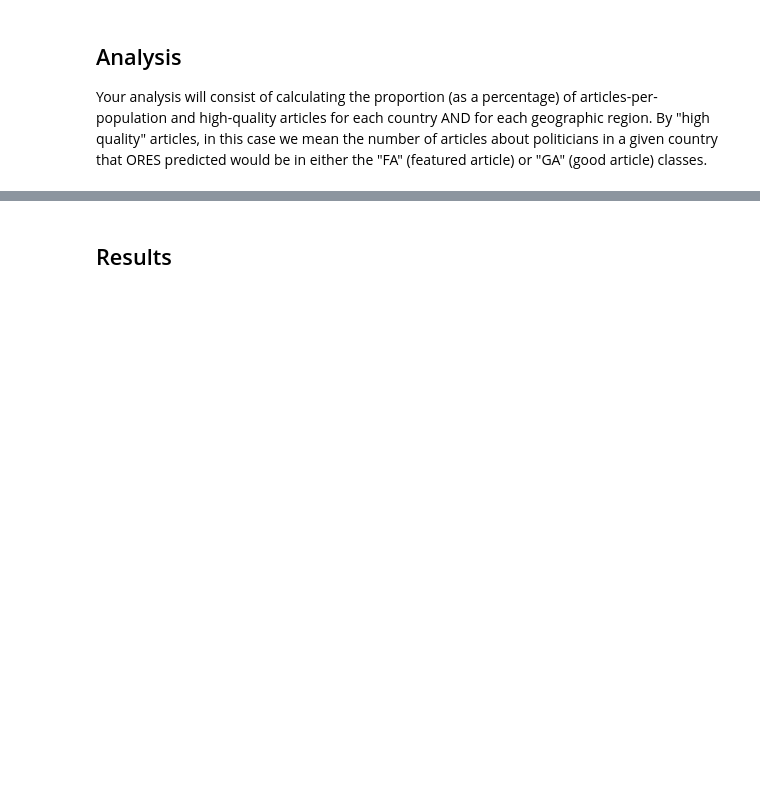
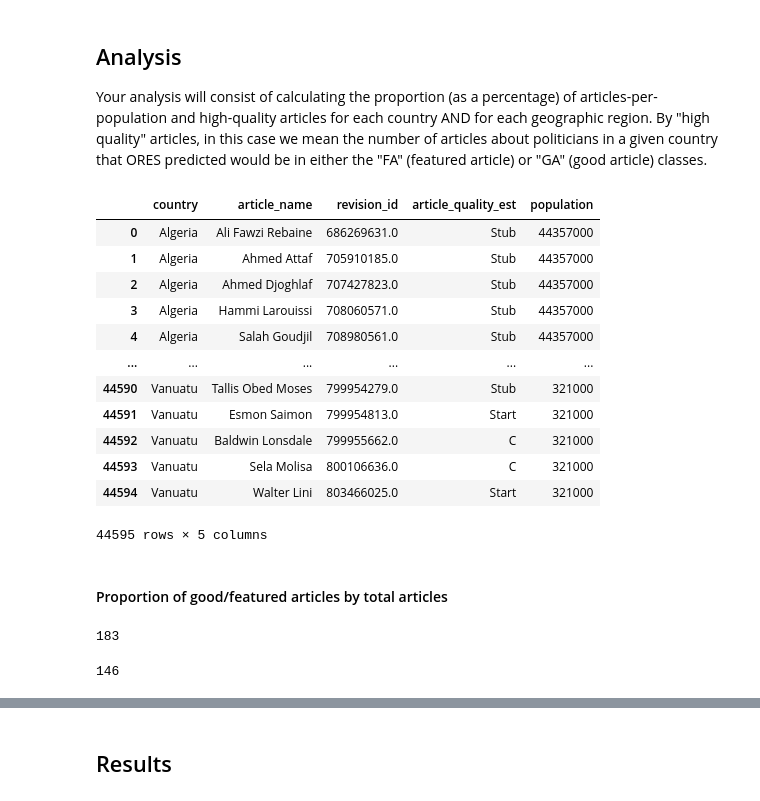
Before and after one commit to aaliyahfiala42/data-512-a2, a Jupyter notebook: hcds-a2-bias.ipynb, the cells around one changed output, grey strips where cells are left out. Saved outputs shown, nothing was run; the diff lists cells and outputs as text; code cells hidden in the pictures; blank space fills up the shorter version.

```diff
--- a/hcds-a2-bias.ipynb
+++ b/hcds-a2-bias.ipynb
@@ -458,3 +445,34 @@ no_match.to_csv('wp_wpds_countries-no_match.csv')
 # %% [markdown]
 ## Analysis
 Your analysis will consist of calculating the proportion (as a percentage) of articles-per-population and high-quality articles for each country AND for each geographic region. By "high quality" articles, in this case we mean the number of articles about politicians in a given country that ORES predicted would be in either the "FA" (featured article) or "GA" (good article) classes.
+# %%
+politician_by_country
+# %% [output]
+|  | country | article_name | revision_id | article_quality_est | population |
+| 0 | Algeria | Ali Fawzi Rebaine | 686269631.0 | Stub | 44357000 |
+| 1 | Algeria | Ahmed Attaf | 705910185.0 | Stub | 44357000 |
+| 2 | Algeria | Ahmed Djoghlaf | 707427823.0 | Stub | 44357000 |
+| 3 | Algeria | Hammi Larouissi | 708060571.0 | Stub | 44357000 |
+| 4 | Algeria | Salah Goudjil | 708980561.0 | Stub | 44357000 |
+| ... | ... | ... | ... | ... | ... |
+| 44590 | Vanuatu | Tallis Obed Moses | 799954279.0 | Stub | 321000 |
+| 44591 | Vanuatu | Esmon Saimon | 799954813.0 | Start | 321000 |
+| 44592 | Vanuatu | Baldwin Lonsdale | 799955662.0 | C | 321000 |
+| 44593 | Vanuatu | Sela Molisa | 800106636.0 | C | 321000 |
+| 44594 | Vanuatu | Walter Lini | 803466025.0 | Start | 321000 |
+44595 rows × 5 columns
+# %% [markdown]
+#### Proportion of good/featured articles by total articles
+# %%
+#get the number of pages per country
+num_pgs_country = politician_by_country.groupby('country').size()
+len(num_pgs_country)
+# %% [output]
+183
+# %%
+#get the number of pages per country with featured (FA) or good (GA) articles
+good_articles = politician_by_country[politician_by_country['article_quality_est'].isin(['FA','GA'])]
+num_good_pgs_country = good_articles.groupby('country').size()
+len(num_good_pgs_country)
+# %% [output]
+146
```
Also changed, not shown: parts of 19 cells of this notebook.
